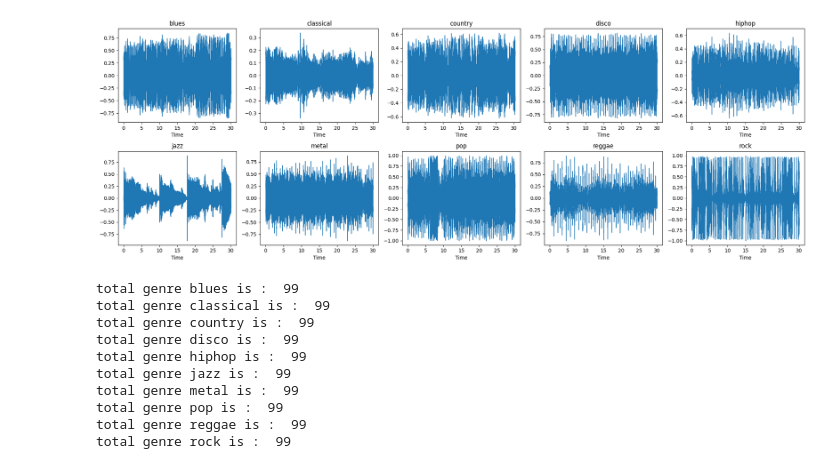
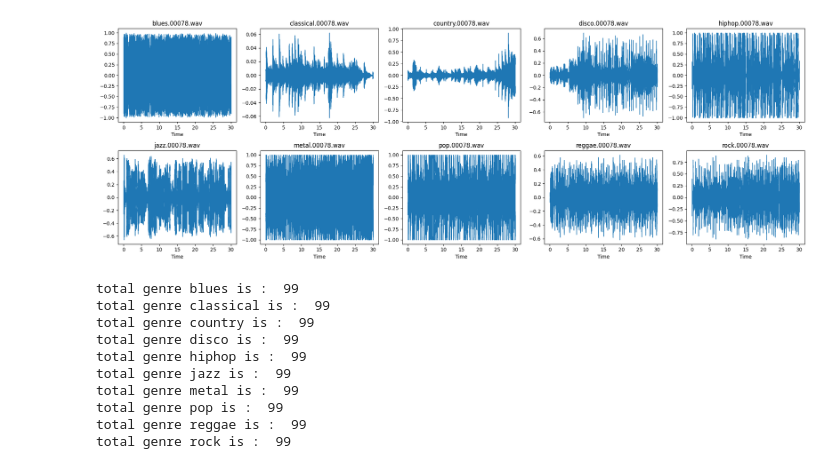
Before and after one commit to TeddyDharma/Audio-Classification, a Jupyter notebook: audio_classification.ipynb, the cells around one changed output. Cells and saved outputs as stored; diff of their text form; code cells hidden in the pictures.

```diff
--- a/audio_classification.ipynb
+++ b/audio_classification.ipynb
@@ -11,22 +11,22 @@ from sklearn.model_selection import train_test_split
 # %%
 fig = plt.figure(figsize=(20, 7))
 rows = 2
 columns = 5
 random_choice = random.randint(a=0, b=99)
 
 for i, class_i in enumerate(os.listdir("./data/genres_original/")):
     audio_choice = os.listdir(f'./data/genres_original/{class_i}/')[random_choice]
     audio, sr = librosa.load(path=os.path.join(f'./data/genres_original/{class_i}/', audio_choice))
 
     ax = fig.add_subplot(rows, columns, i + 1)
     librosa.display.waveshow(audio, sr=sr, ax=ax)
     ax.axis()
-    ax.set_title(f'{class_i}')
+    ax.set_title(f'{audio_choice}')
 
 plt.tight_layout()
 plt.show()
 # %% [output]
-[figure, old version]
+[figure, new version]
 # %%
 def check_total_wav(base_dir):
     genres  = os.listdir(base_dir)
```
